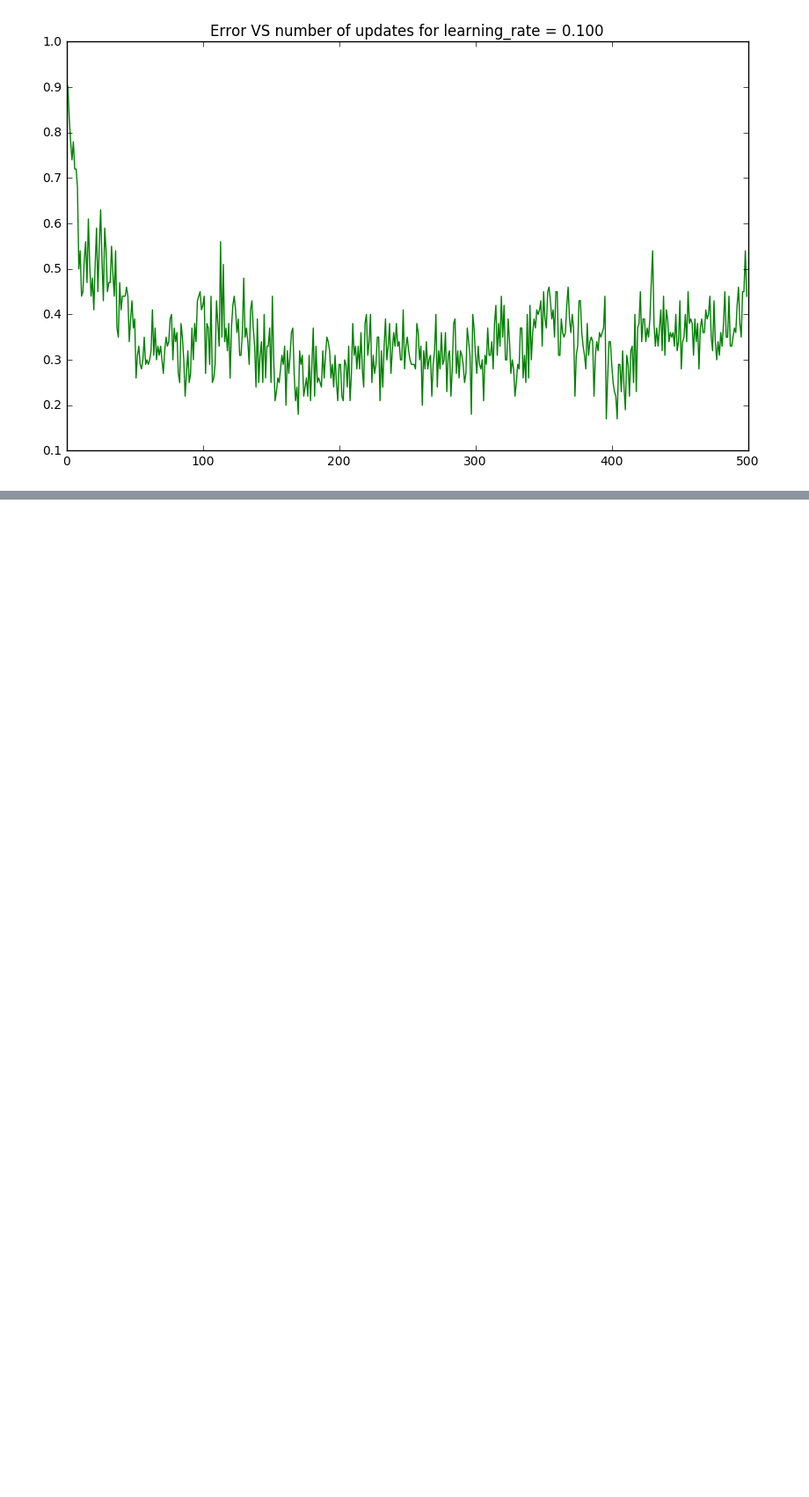
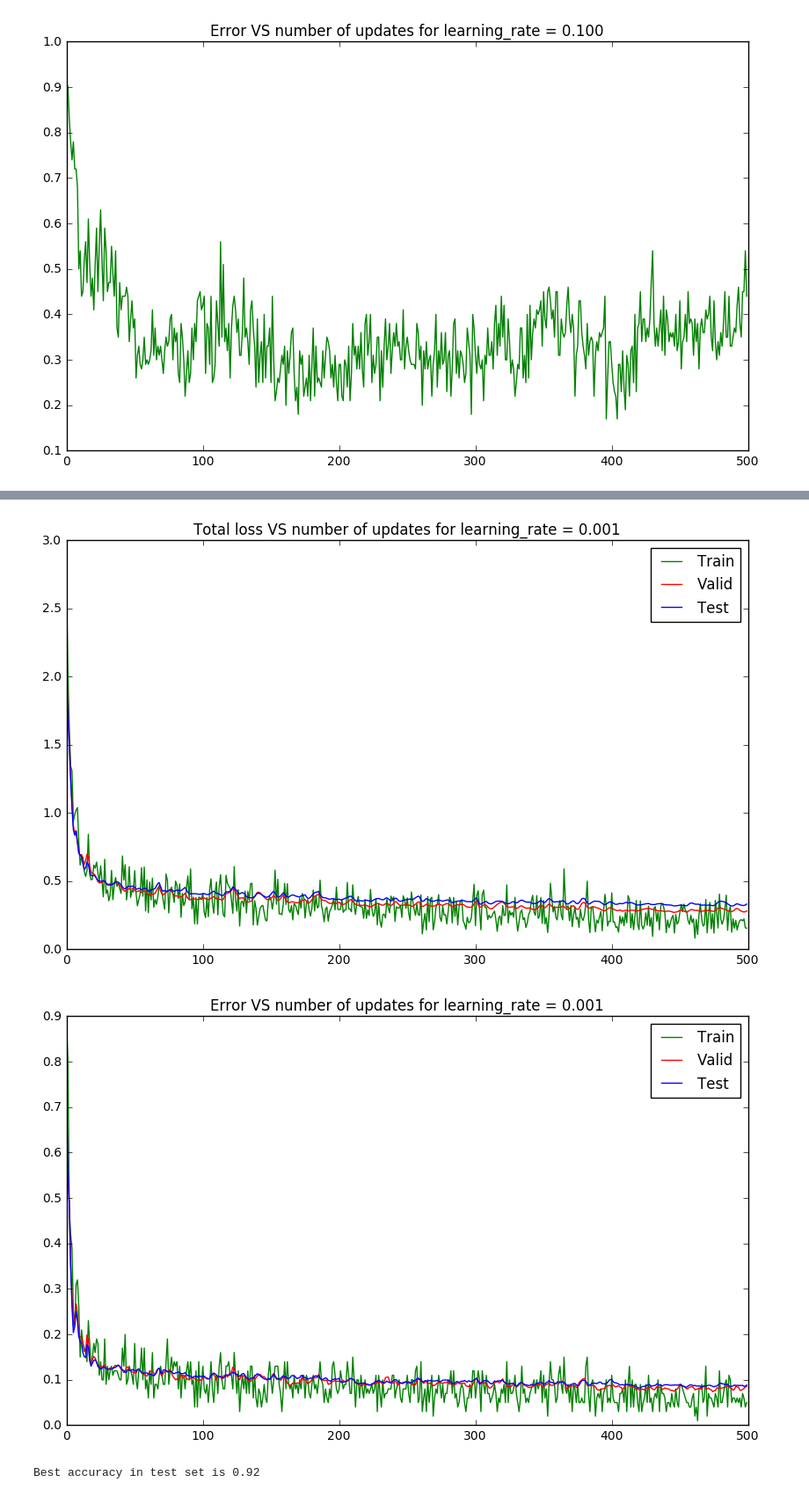
Before and after one commit to lidaiqing/Inference-MachineLearning, a Jupyter notebook: A2/code/a2.ipynb, the cells around one changed output, grey strips where cells are left out. Shown at 88% size. Drawn from its saved outputs; the diff is of its cells as text; code cells hidden in the pictures; blank space fills up the shorter version.

```diff
--- a/A2/code/a2.ipynb
+++ b/A2/code/a2.ipynb
@@ -561,0 +614,55 @@ Best accuracy in test set is 0.92
+# %%
+decay_rate = 0.01
+batch_size = 100
+learning_rate = 0.001
+n_hidden_1 = 500
+#best learning rate 0.001, number of hidden units 500
+X, y_target, y_predicted, error, train, acc = buildGraph(decay_rate, learning_rate)
+init = tf.global_variables_initializer()
+sess = tf.InteractiveSession()
+sess.run(init)
+train_loss_recorder = np.array([])
+train_mis_recorder = np.array([])
+valid_loss_recorder = np.array([])
+valid_mis_recorder = np.array([])
+test_loss_recorder = np.array([])
+test_mis_recorder = np.array([])
+numIteration = 500
+best_acc = 0
+for itr in range(numIteration):
+    batch_xs, batch_ys = getRandomBatch(trainData, trainTarget, batch_size)
+    accuracy, loss, _ = sess.run([acc, error, train], feed_dict={X: batch_xs, y_target: batch_ys})
+    train_loss_recorder = np.append(train_loss_recorder, loss)
+    train_mis_recorder = np.append(train_mis_recorder, 1.0 - accuracy)
+
+    valid_loss, valid_acc = sess.run([error, acc], feed_dict={X: validData, y_target: validTarget})
+    valid_loss_recorder = np.append(valid_loss_recorder, valid_loss)
+    valid_mis_recorder = np.append(valid_mis_recorder, 1.0 - valid_acc)
+
+    test_loss, test_acc = sess.run([error, acc], feed_dict={X: testData, y_target: testTarget})
+    test_loss_recorder = np.append(test_loss_recorder, test_loss)
+    test_mis_recorder = np.append(test_mis_recorder, 1.0 - test_acc)
+
+    best_acc = max(best_acc, test_acc)
+
+plt.plot(np.arange(numIteration), train_loss_recorder, 'g', label="Train")
+plt.plot(np.arange(numIteration), valid_loss_recorder, 'r', label="Valid")
+plt.plot(np.arange(numIteration), test_loss_recorder, 'b', label="Test")
+plt.legend()
+#plt.axis([0,500, 0, 2])
+plt.title("Total loss VS number of updates for learning_rate = %0.3f"%(learning_rate))
+plt.show()
+
+plt.plot(np.arange(numIteration), train_mis_recorder, 'g', label="Train")
+plt.plot(np.arange(numIteration), valid_mis_recorder, 'r', label="Valid")
+plt.plot(np.arange(numIteration), test_mis_recorder, 'b', label="Test")
+plt.legend()
+#plt.axis([0,500, 0, 2])
+plt.title("Error VS number of updates for learning_rate = %0.3f"%(learning_rate))
+plt.show()
+
+print("Best accuracy in test set is %0.2f"%(best_acc))
+# %% [output]
+[figure, added]
+[figure, added]
+Best accuracy in test set is 0.92
```
Also changed, not shown: parts of 4 cells of this notebook.
